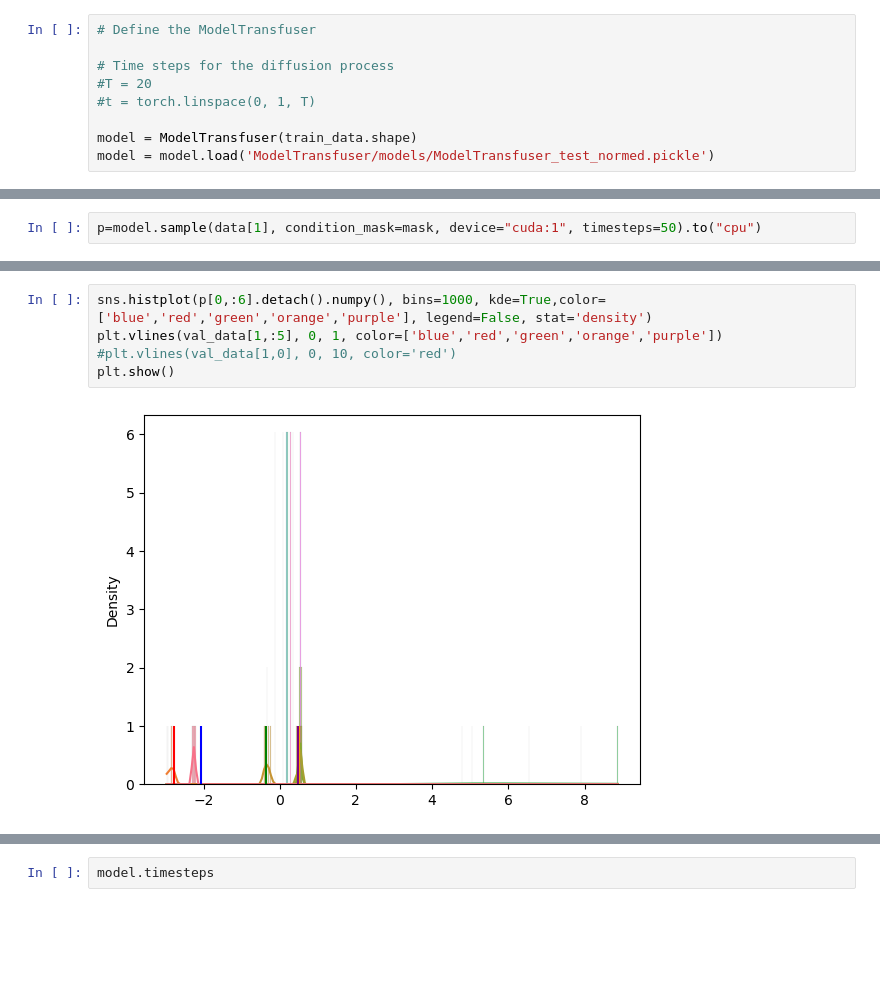
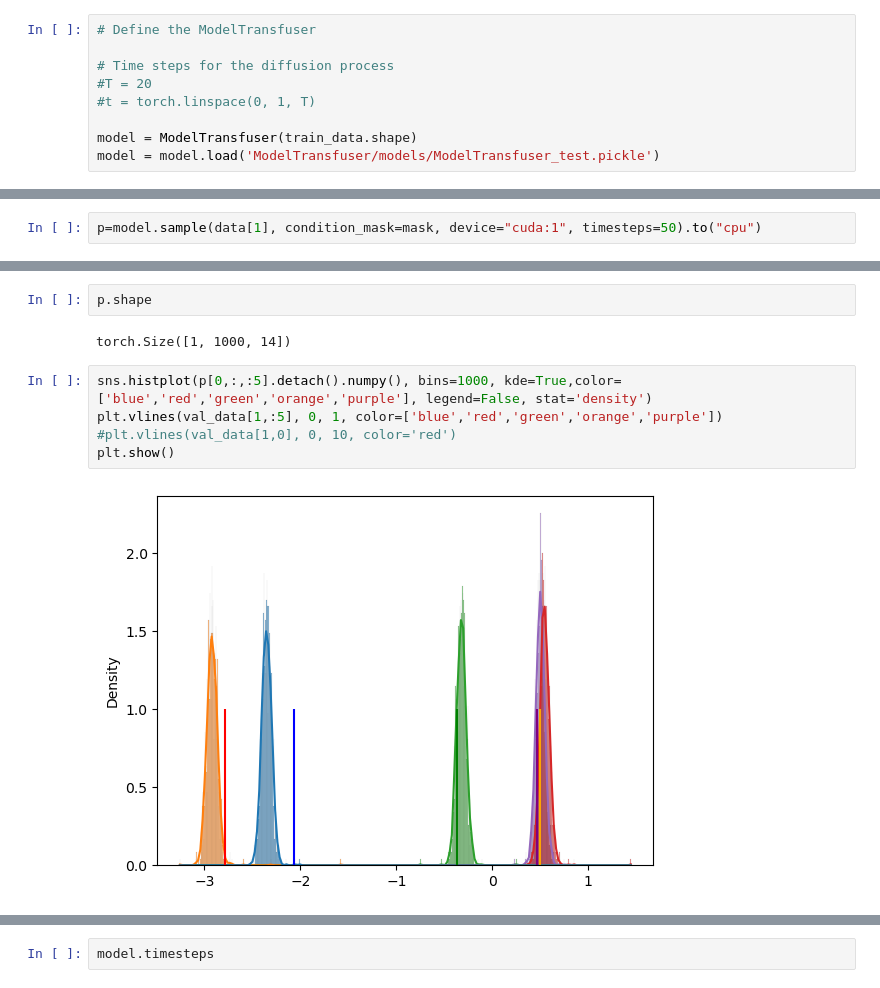
Before and after one commit to bGuenes/sbi_model_comparison, a Jupyter notebook: test.ipynb, the cells around one changed output, grey strips where cells are left out. Cells and saved outputs as stored; diff of their text form; blank space fills up the shorter version.

Commit message:
bigger model, smaller batch_size & benchmark

```diff
--- a/test.ipynb
+++ b/test.ipynb
@@ -85,7 +85,7 @@ val_data = torch.cat((val_x, val_y), 1)
 #t = torch.linspace(0, 1, T)
 
 model = ModelTransfuser(train_data.shape)
-model = model.load('ModelTransfuser/models/ModelTransfuser_test_normed.pickle')
+model = model.load('ModelTransfuser/models/ModelTransfuser_test.pickle')
 # %% [markdown]
 ## Forward Diffusion
 # %%
@@ -141,10 +146,14 @@ tensor([-2.0697, -2.7872, -0.3723,  0.4962,  0.4666,  7.0081,  0.1932,  0.1703,
+# %%
+p.shape
+# %% [output]
+torch.Size([1, 1000, 14])
 # %%
-sns.histplot(p[0,:6].detach().numpy(), bins=1000, kde=True,color=['blue','red','green','orange','purple'], legend=False, stat='density')
+sns.histplot(p[0,:,:5].detach().numpy(), bins=1000, kde=True,color=['blue','red','green','orange','purple'], legend=False, stat='density')
 plt.vlines(val_data[1,:5], 0, 1, color=['blue','red','green','orange','purple'])
 #plt.vlines(val_data[1,0], 0, 10, color='red')
 plt.show()
 # %% [output]
-[figure, old version]
+[figure, new version]
 # %%
 plt.rcParams["animation.html"] = "jshtml"
 plt.rcParams['figure.dpi'] = 150
```
Also changed, not shown: parts of 7 cells of this notebook, 6 other files.
